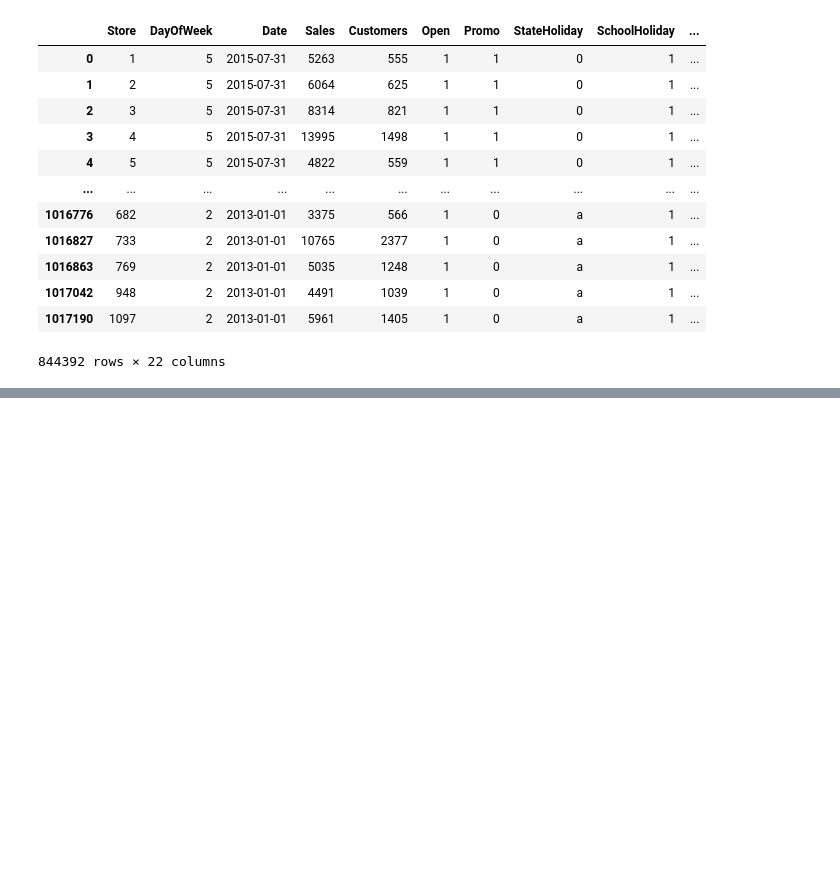
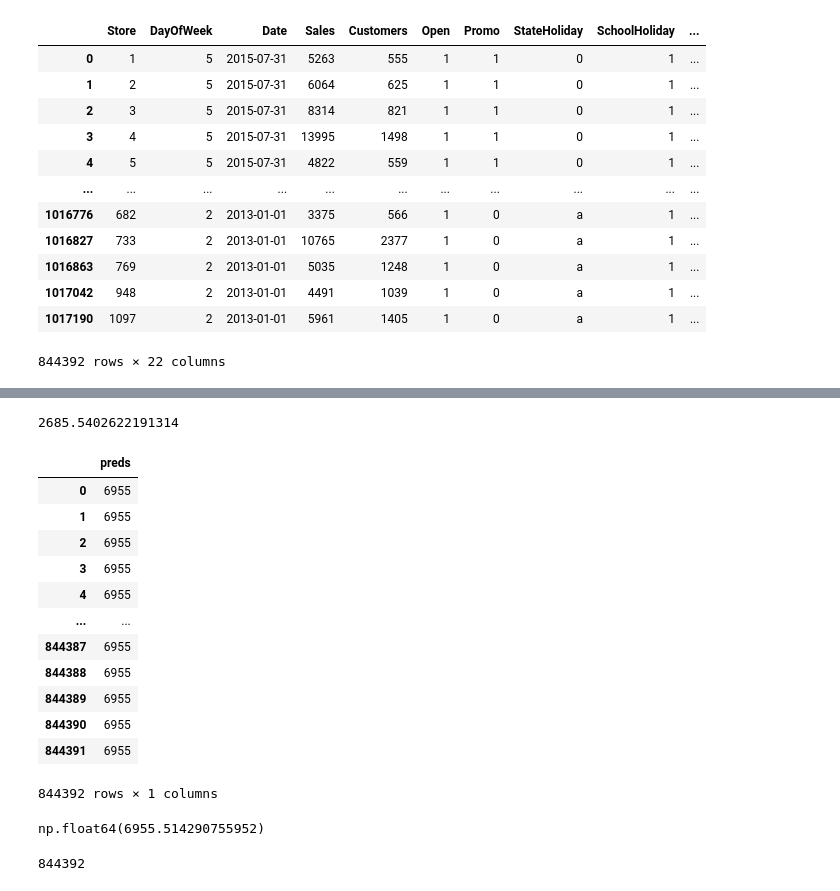
Before and after one commit to PranshuGhori/GradientBoosting, a Jupyter notebook: Gradient Boosting.ipynb, the cells around one changed output, grey strips where cells are left out. Cells and saved outputs as stored; diff of their text form; code cells hidden in the pictures; blank space fills up the shorter version.

```diff
--- a/Gradient Boosting.ipynb
+++ b/Gradient Boosting.ipynb
@@ -82,0 +261,30 @@ merged_df
+# %%
+rmse**0.5
+# %% [output]
+2685.5402622191314
+# %%
+dumb = pd.DataFrame()
+dumb ['preds'] = [6955]*844392
+dumb
+# %% [output]
+|  | preds |
+| 0 | 6955 |
+| 1 | 6955 |
+| 2 | 6955 |
+| 3 | 6955 |
+| 4 | 6955 |
+| ... | ... |
+| 844387 | 6955 |
+| 844388 | 6955 |
+| 844389 | 6955 |
+| 844390 | 6955 |
+| 844391 | 6955 |
+844392 rows × 1 columns
+# %%
+target.mean()
+# %% [output]
+np.float64(6955.514290755952)
+# %%
+len(target)
+# %% [output]
+844392
```
Also changed, not shown: parts of 22 cells of this notebook.
